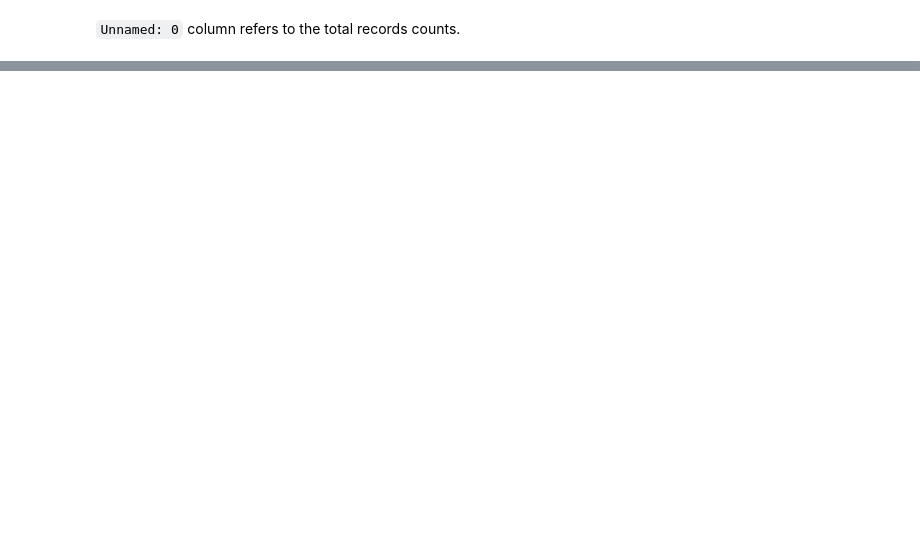
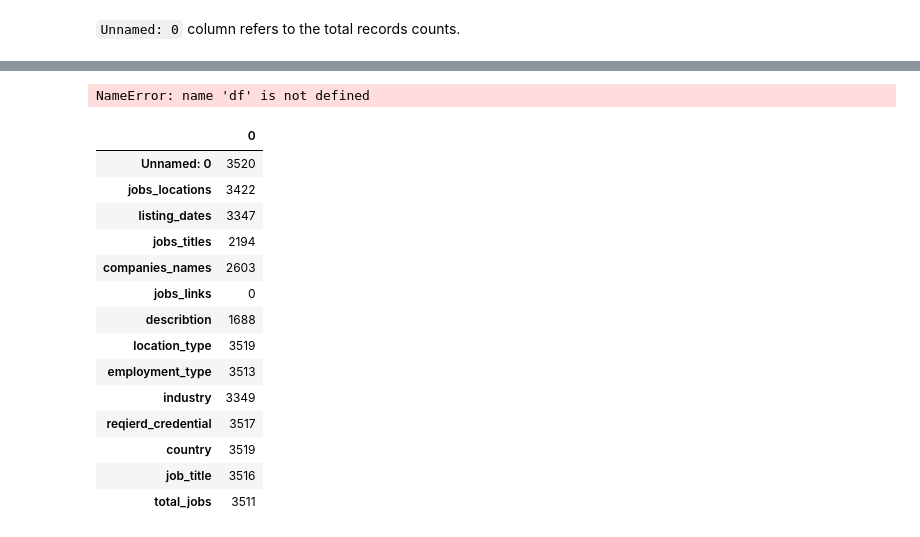
Before and after one commit to muabdalaleam/data-jobs-analysis, a Jupyter notebook: data engineering/wragling.ipynb, the cells around one changed output, grey strips where cells are left out. Cells and saved outputs as stored; diff of their text form; code cells hidden in the pictures; blank space fills up the shorter version.

```diff
--- a/data engineering/wragling.ipynb
+++ b/data engineering/wragling.ipynb
@@ -244,0 +243,24 @@ plt.show()
+# %%
+linkedin_duplicates = linkedin_jobs   .apply(lambda x: x.duplicated().sum())
+guru_duplicates     = guru_profiles   .apply(lambda x: x.duplicated().sum())
+upwork_duplicates   = upwork_profiles .apply(lambda x: x.duplicated().sum())
+# %% [output]
+NameError: name 'df' is not defined
+# %%
+pd.DataFrame(duplicates_series
+# %% [output]
+|  | 0 |
+| Unnamed: 0 | 3520 |
+| jobs_locations | 3422 |
+| listing_dates | 3347 |
+| jobs_titles | 2194 |
+| companies_names | 2603 |
+| jobs_links | 0 |
+| describtion | 1688 |
+| location_type | 3519 |
+| employment_type | 3513 |
+| industry | 3349 |
+| reqierd_credential | 3517 |
+| country | 3519 |
+| job_title | 3516 |
+| total_jobs | 3511 |
```
Also changed, not shown: parts of 5 cells of this notebook.
